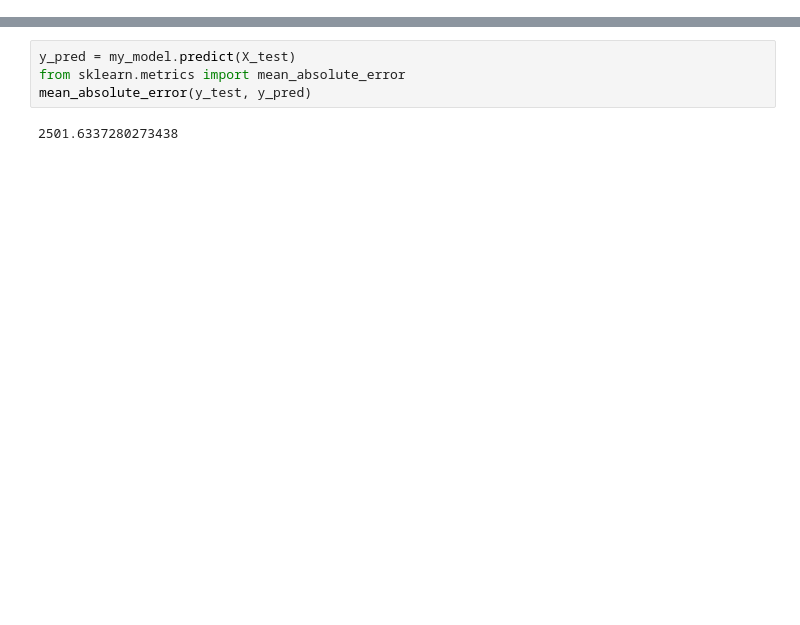
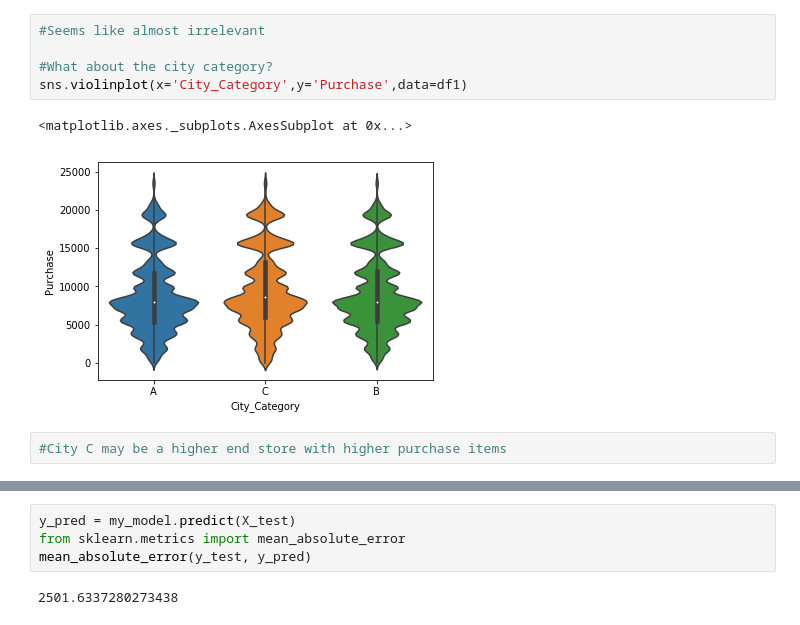
Before and after one commit to davidur/DSProjects, a Jupyter notebook: BlackFriday/BlackFriday.ipynb, the cells around one changed output, grey strips where cells are left out. Cells and saved outputs as stored; diff of their text form; blank space fills up the shorter version.

```diff
--- a/BlackFriday/BlackFriday.ipynb
+++ b/BlackFriday/BlackFriday.ipynb
@@ -17,0 +28,10 @@ df1.head()
+# %%
+#Seems like almost irrelevant
+
+#What about the city category?
+sns.violinplot(x='City_Category',y='Purchase',data=df1)
+# %% [output]
+<matplotlib.axes._subplots.AxesSubplot at 0x...>
+[figure, added]
+# %%
+#City C may be a higher end store with higher purchase items
```
Also changed, not shown: parts of 26 cells of this notebook, 3 other files.
